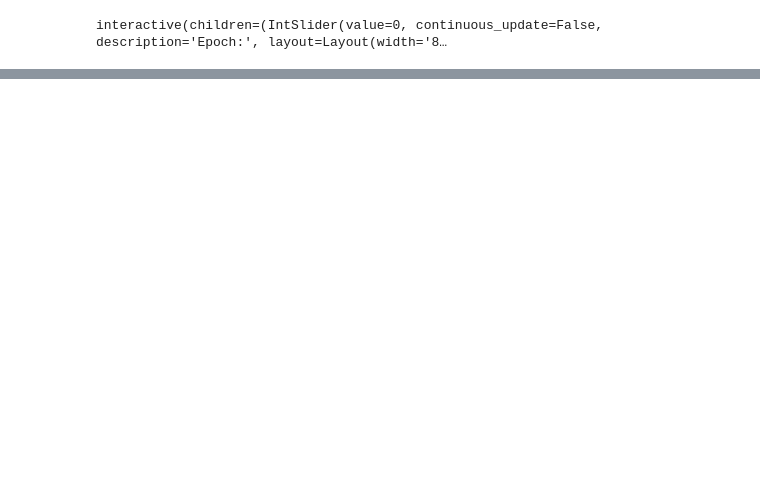
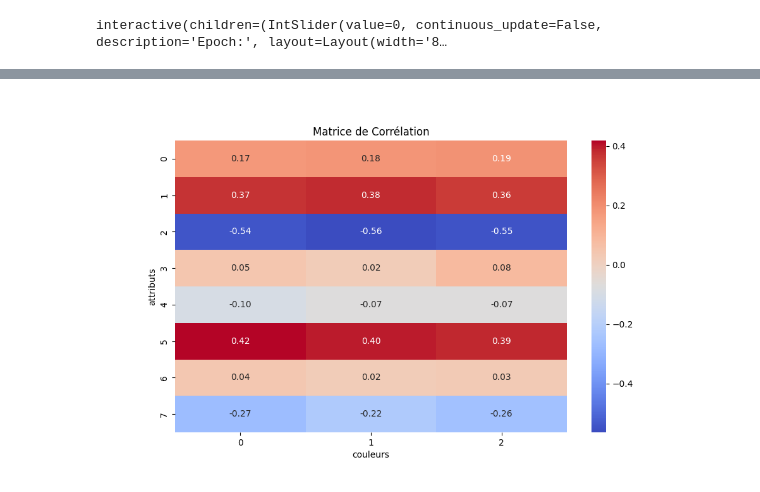
Before and after one commit to lucas-ch/gwsyn, a Jupyter notebook: notebooks/test_color_distribution.ipynb, the cells around one changed output, grey strips where cells are left out. Saved outputs shown, nothing was run; the diff lists cells and outputs as text; code cells hidden in the pictures; blank space fills up the shorter version.

```diff
--- a/notebooks/test_color_distribution.ipynb
+++ b/notebooks/test_color_distribution.ipynb
@@ -117,0 +198,26 @@ interactive(children=(IntSlider(value=0, continuous_update=False, description='E
+# %%
+# une matrice de corrélation entre les attributs et le rgb du global workspace
+
+import pandas as pd
+
+# 1. Conversion en DataFrame (on repasse sur CPU si besoin)
+df1 = pd.DataFrame(original_attr.cpu().numpy()) # (N, 8)
+df2 = pd.DataFrame(colors_np) # (N, 3)
+
+# 2. Calcul de la corrélation croisée
+corr_matrix = df1.corrwith(df2, axis=0) # Attention: corrwith compare ligne à ligne ou colonne à colonne
+
+# Pour avoir la matrice complète (chaque colonne de t1 vs chaque colonne de t2) :
+full_corr = pd.concat([df1, df2], axis=1).corr().iloc[:8, 8:]
+# %%
+import seaborn as sns
+import matplotlib.pyplot as plt
+
+plt.figure(figsize=(10, 6))
+sns.heatmap(full_corr, annot=True, cmap='coolwarm', fmt=".2f")
+plt.xlabel('couleurs')
+plt.ylabel('attributs')
+plt.title('Matrice de Corrélation')
+plt.show()
+# %% [output]
+[figure, added]
```
Also changed, not shown: parts of 13 cells of this notebook, 14 other files.
